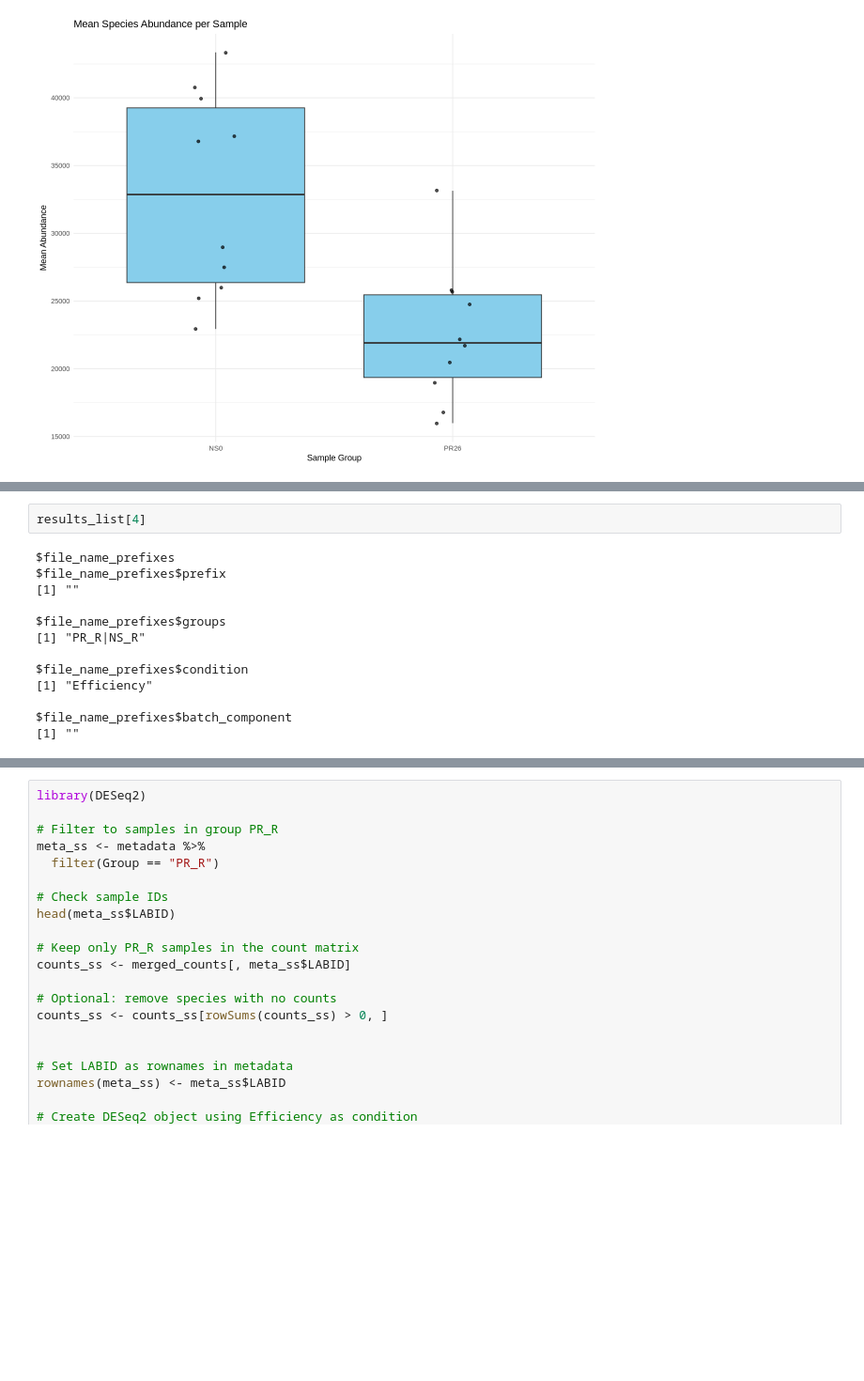
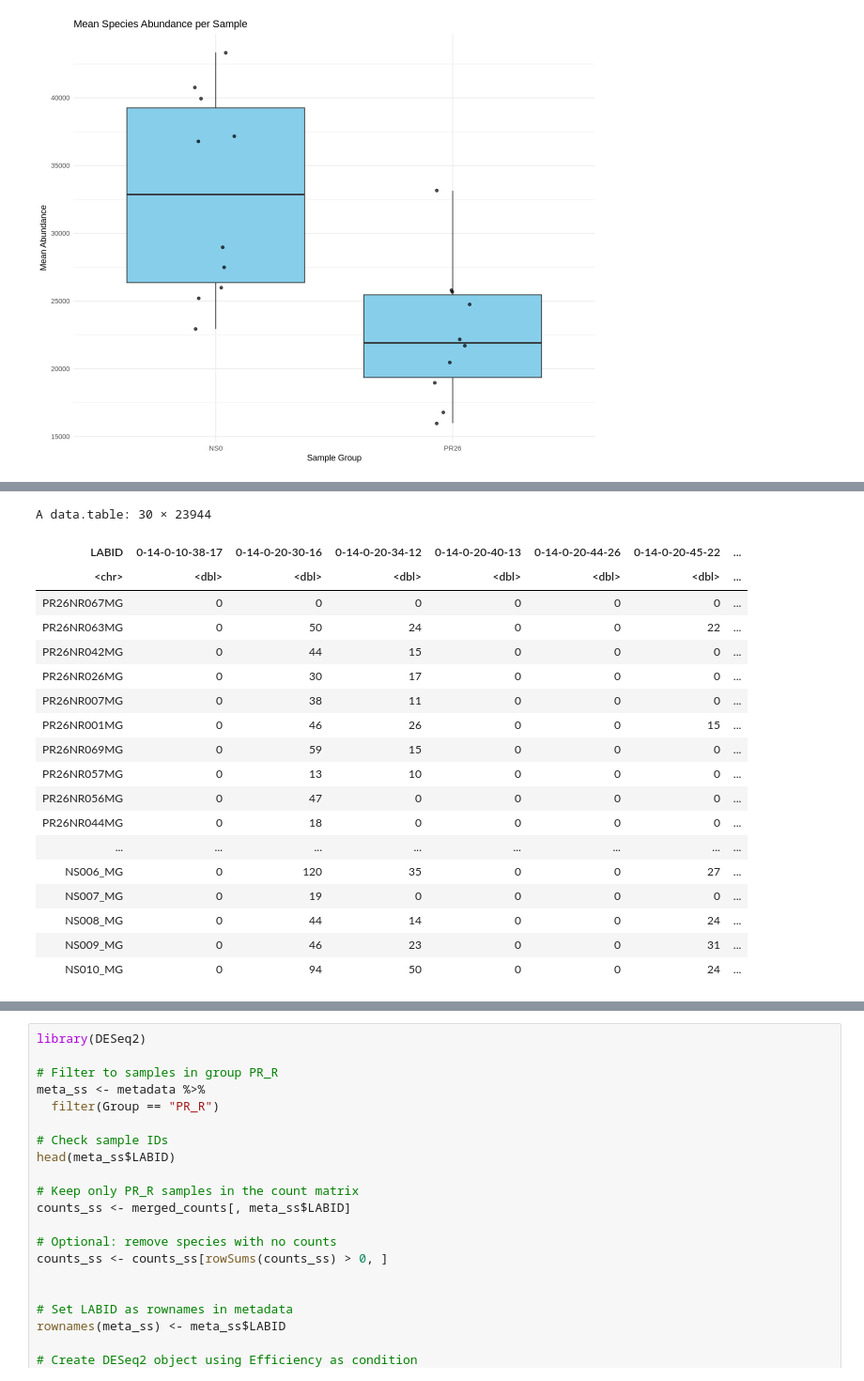
Before and after one commit to JPereira199/kraken_snake, a Jupyter notebook: scripts/deseq2.ipynb, the cells around one changed output, grey strips where cells are left out. Shown: that part at 94% size. Saved outputs shown, nothing was run; the diff lists cells and outputs as text; blank space fills up the shorter version.

```diff
--- a/scripts/deseq2.ipynb
+++ b/scripts/deseq2.ipynb
@@ -587,15 +659,21 @@ $batch_component
 # %%
-results_list[4]
 # %% [output]
-$file_name_prefixes
-$file_name_prefixes$prefix
-[1] ""
-
-$file_name_prefixes$groups
-[1] "PR_R|NS_R"
-
-$file_name_prefixes$condition
-[1] "Efficiency"
-
-$file_name_prefixes$batch_component
-[1] ""
+A data.table: 30 × 23944
+| LABID | 0-14-0-10-38-17 | 0-14-0-20-30-16 | 0-14-0-20-34-12 | 0-14-0-20-40-13 | 0-14-0-20-44-26 | 0-14-0-20-45-22 | ... |
+| <chr> | <dbl> | <dbl> | <dbl> | <dbl> | <dbl> | <dbl> | ... |
+| PR26NR067MG | 0 | 0 | 0 | 0 | 0 | 0 | ... |
+| PR26NR063MG | 0 | 50 | 24 | 0 | 0 | 22 | ... |
+| PR26NR042MG | 0 | 44 | 15 | 0 | 0 | 0 | ... |
+| PR26NR026MG | 0 | 30 | 17 | 0 | 0 | 0 | ... |
+| PR26NR007MG | 0 | 38 | 11 | 0 | 0 | 0 | ... |
+| PR26NR001MG | 0 | 46 | 26 | 0 | 0 | 15 | ... |
+| PR26NR069MG | 0 | 59 | 15 | 0 | 0 | 0 | ... |
+| PR26NR057MG | 0 | 13 | 10 | 0 | 0 | 0 | ... |
+| PR26NR056MG | 0 | 47 | 0 | 0 | 0 | 0 | ... |
+| PR26NR044MG | 0 | 18 | 0 | 0 | 0 | 0 | ... |
+| ... | ... | ... | ... | ... | ... | ... | ... |
+| NS006_MG | 0 | 120 | 35 | 0 | 0 | 27 | ... |
+| NS007_MG | 0 | 19 | 0 | 0 | 0 | 0 | ... |
+| NS008_MG | 0 | 44 | 14 | 0 | 0 | 24 | ... |
+| NS009_MG | 0 | 46 | 23 | 0 | 0 | 31 | ... |
+| NS010_MG | 0 | 94 | 50 | 0 | 0 | 24 | ... |
```
Also changed, not shown: parts of 6 cells of this notebook, 5 other files.
